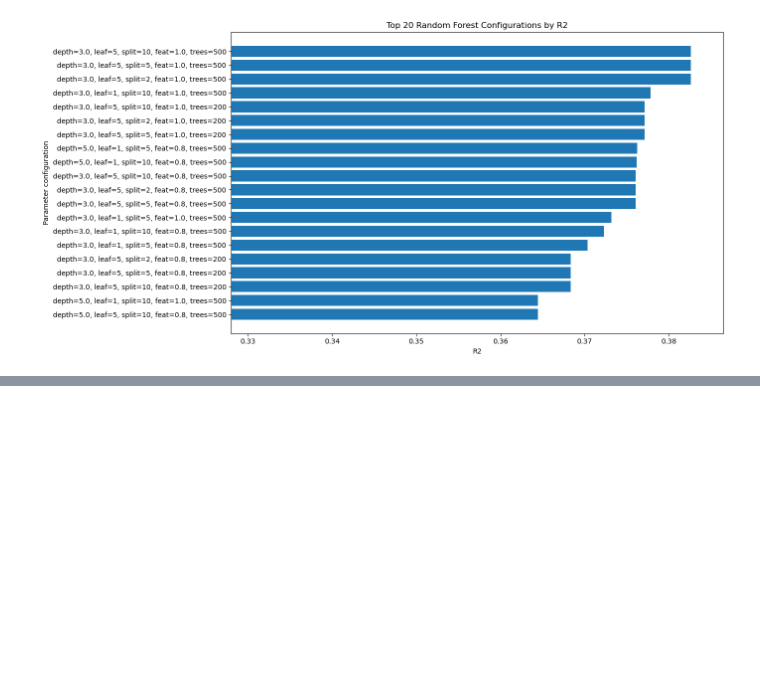
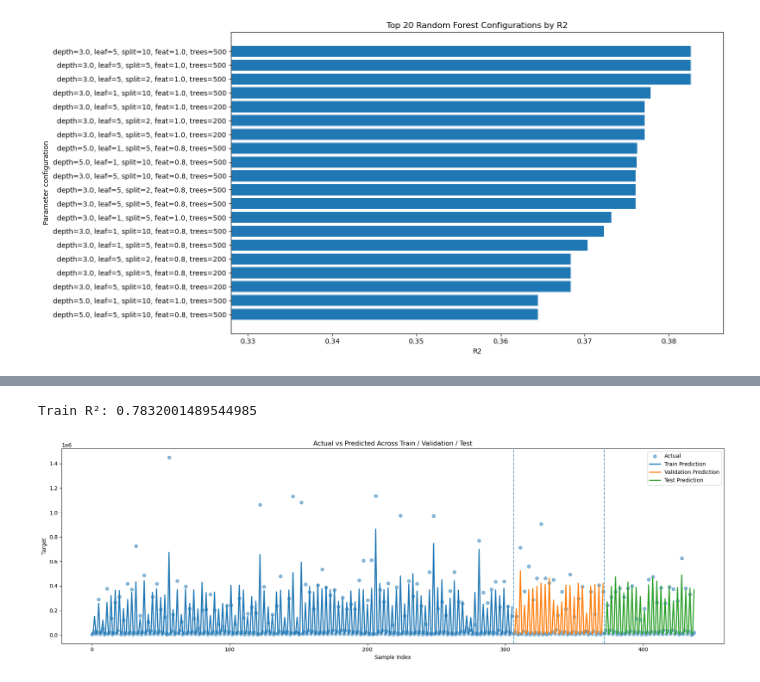
Before and after one commit to Husted42/advanced_business_analytics, a Jupyter notebook: submission/appendix_D_modelling/Analysis ML - Trump upvotes (best).ipynb, the cells around one changed output, grey strips where cells are left out. Cells and saved outputs as stored; diff of their text form; code cells hidden in the pictures; blank space fills up the shorter version.

```diff
--- a/submission/appendix_D_modelling/Analysis ML - Trump upvotes (best).ipynb
+++ b/submission/appendix_D_modelling/Analysis ML - Trump upvotes (best).ipynb
@@ -830,0 +941,43 @@ print(html[:1000])
+# %%
+train_pred = np.ravel(best_model.predict(X_train))
+val_pred = np.ravel(best_model.predict(X_val))
+test_pred = np.ravel(best_model.predict(X_test))
+
+print("Train R²:", r2_score(np.ravel(Y_train), train_pred))
+
+# Actuals
+y_train = np.ravel(Y_train)
+y_val = np.ravel(Y_val)
+y_test = np.ravel(Y_test)
+
+# Combine for scatter (actual points)
+y_all = np.concatenate([y_train, y_val, y_test])
+
+# X-axis indices
+train_idx = np.arange(len(y_train))
+val_idx = np.arange(len(y_train), len(y_train) + len(y_val))
+test_idx = np.arange(len(y_train) + len(y_val), len(y_all))
+
+plt.figure(figsize=(18, 6))
+
+# Actual values as points
+plt.scatter(np.arange(len(y_all)), y_all, alpha=0.5, label="Actual")
+
+# Predictions as colored lines
+plt.plot(train_idx, train_pred, linewidth=2, label="Train Prediction")
+plt.plot(val_idx, val_pred, linewidth=2, label="Validation Prediction")
+plt.plot(test_idx, test_pred, linewidth=2, label="Test Prediction")
+
+# Split markers
+plt.axvline(len(y_train), linestyle="--", alpha=0.7)
+plt.axvline(len(y_train) + len(y_val), linestyle="--", alpha=0.7)
+
+plt.xlabel("Sample Index")
+plt.ylabel("Target")
+plt.title("Actual vs Predicted Across Train / Validation / Test")
+plt.legend()
+plt.tight_layout()
+plt.show()
+# %% [output]
+Train R²: 0.7832001489544985
+[figure, added]
```
Also changed, not shown: parts of 20 cells of this notebook, 2 other files.
